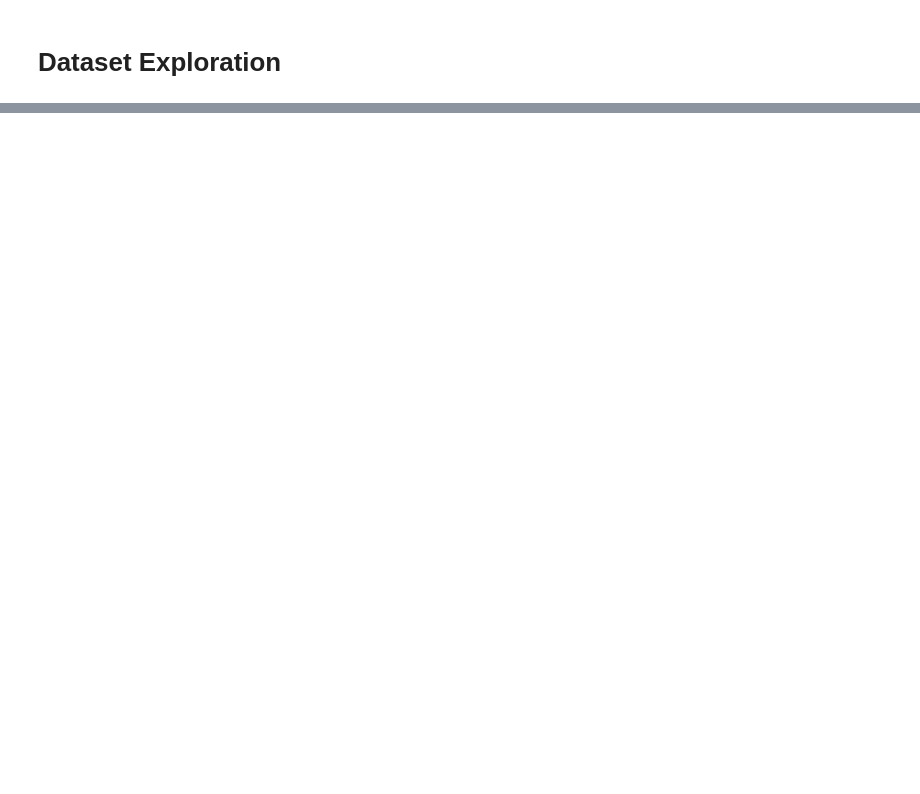
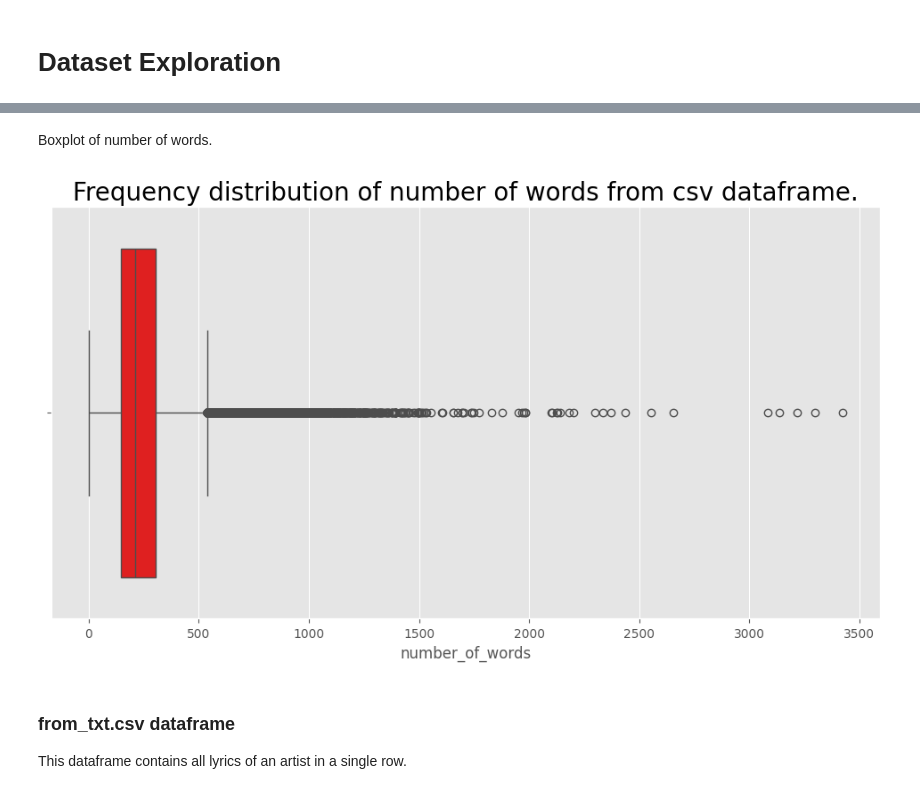
Before and after one commit to rejsafranko/Song-Lyrics-Generation, a Jupyter notebook: notebooks/dataset_exploration.ipynb, the cells around one changed output, grey strips where cells are left out. Cells and saved outputs as stored; diff of their text form; code cells hidden in the pictures; blank space fills up the shorter version.

```diff
--- a/notebooks/dataset_exploration.ipynb
+++ b/notebooks/dataset_exploration.ipynb
@@ -24,0 +187,13 @@ df.tail()
+# %% [markdown]
+Boxplot of number of words.
+# %%
+plt.style.use('ggplot')
+plt.figure(figsize=(12, 6))
+sns.boxplot(x="number_of_words", data=df_from_csv, color="red")
+plt.title("Frequency distribution of number of words from csv dataframe.", size=20);
+plt.show();
+# %% [output]
+[figure, added]
+# %% [markdown]
+### from_txt.csv dataframe
+This dataframe contains all lyrics of an artist in a single row.
```
Also changed, not shown: parts of 44 cells of this notebook, 3 other files.
